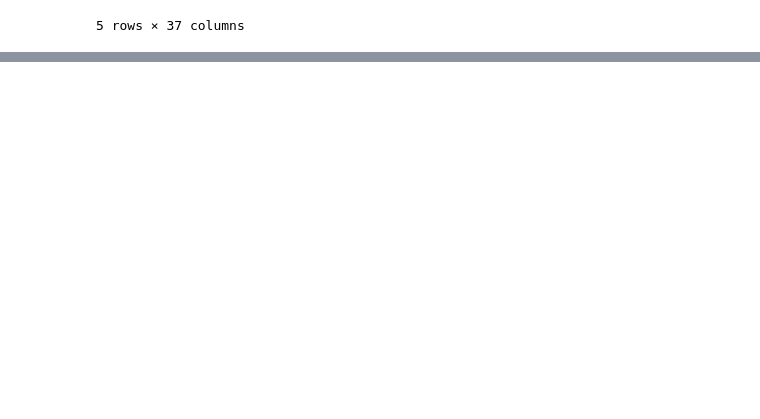
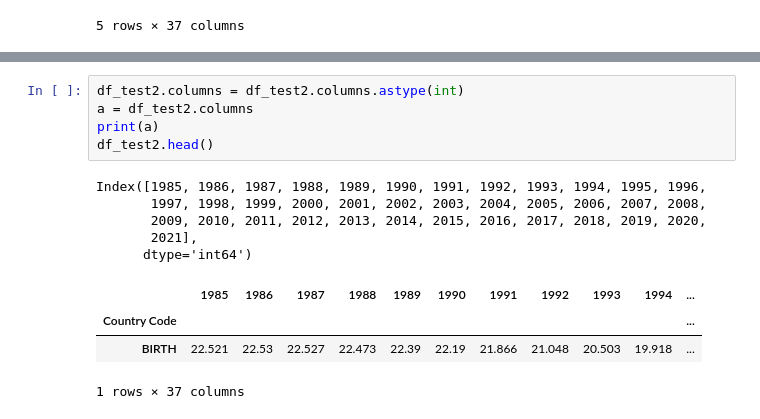
Before and after one commit to Maaaaaaars/Dataviz-Semestral, a Jupyter notebook: Semestral.ipynb, the cells around one changed output, grey strips where cells are left out. Saved outputs shown, nothing was run; the diff lists cells and outputs as text; blank space fills up the shorter version.

```diff
--- a/Semestral.ipynb
+++ b/Semestral.ipynb
@@ -129,0 +103,15 @@ df_test3.transpose()
+# %%
+df_test2.columns = df_test2.columns.astype(int)
+a = df_test2.columns
+print(a)
+df_test2.head()
+# %% [output]
+Index([1985, 1986, 1987, 1988, 1989, 1990, 1991, 1992, 1993, 1994, 1995, 1996,
+       1997, 1998, 1999, 2000, 2001, 2002, 2003, 2004, 2005, 2006, 2007, 2008,
+       2009, 2010, 2011, 2012, 2013, 2014, 2015, 2016, 2017, 2018, 2019, 2020,
+       2021],
+      dtype='int64')
+|  | 1985 | 1986 | 1987 | 1988 | 1989 | 1990 | 1991 | 1992 | 1993 | 1994 | ... |
+| Country Code |  |  |  |  |  |  |  |  |  |  | ... |
+| BIRTH | 22.521 | 22.53 | 22.527 | 22.473 | 22.39 | 22.19 | 21.866 | 21.048 | 20.503 | 19.918 | ... |
+1 rows × 37 columns
```
Also changed, not shown: parts of 8 cells of this notebook.
